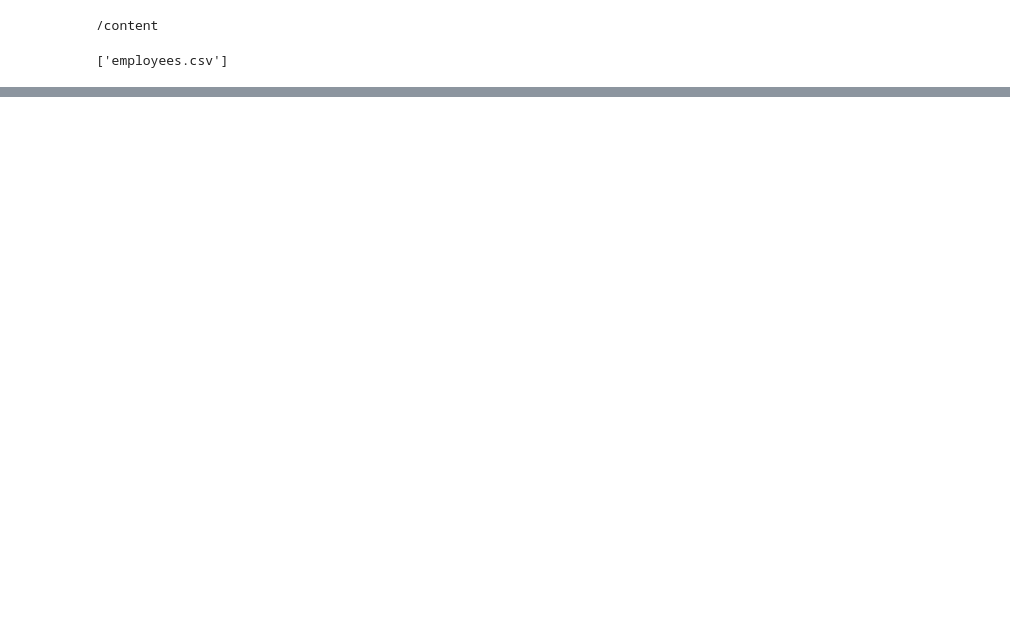
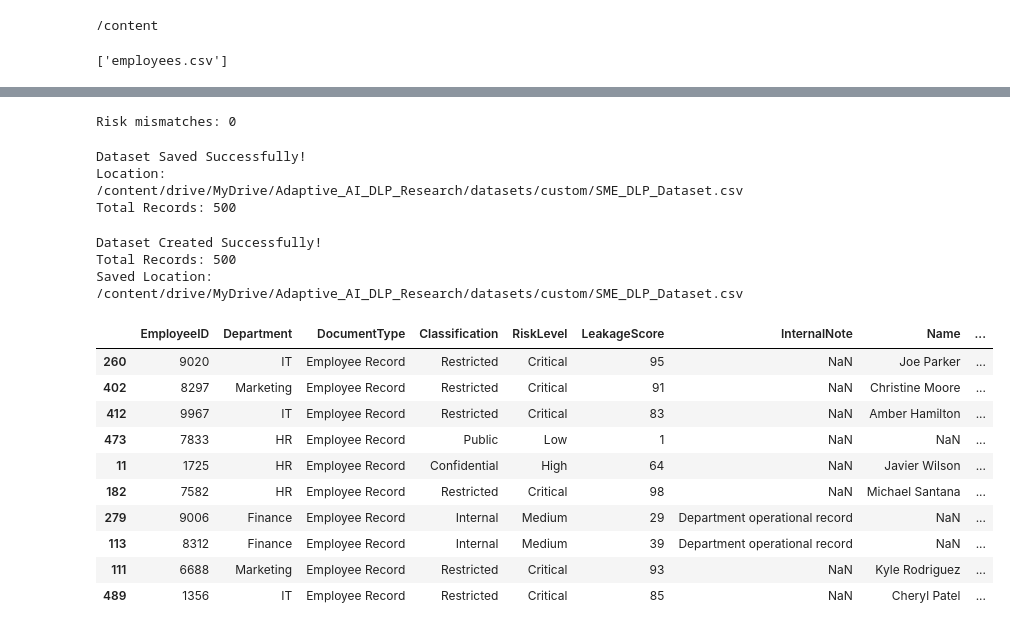
Before and after one commit to Osuni-99/Adaptive-AI-DLP-Research, a Jupyter notebook: notebooks/01_SME_Dataset_Generator.ipynb, the cells around one changed output, grey strips where cells are left out. Cells and saved outputs as stored; diff of their text form; code cells hidden in the pictures; blank space fills up the shorter version.

```diff
--- a/notebooks/01_SME_Dataset_Generator.ipynb
+++ b/notebooks/01_SME_Dataset_Generator.ipynb
@@ -288,0 +454,73 @@ df.sample(10)
+# %%
+risk_mapping = {
+    "Public": "Low",
+    "Internal": "Medium",
+    "Confidential": "High",
+    "Restricted": "Critical"
+}
+
+df["ExpectedRisk"] = df["Classification"].map(risk_mapping)
+
+mismatches = df[df["RiskLevel"] != df["ExpectedRisk"]]
+
+print("Risk mismatches:", len(mismatches))
+# %% [output]
+Risk mismatches: 0
+# %%
+import os
+
+PROJECT_PATH = "/content/drive/MyDrive/Adaptive_AI_DLP_Research"
+
+os.makedirs(PROJECT_PATH + "/datasets/custom", exist_ok=True)
+
+output_path = PROJECT_PATH + "/datasets/custom/SME_DLP_Dataset.csv"
+
+df.drop(columns=["ExpectedRisk"], errors="ignore").to_csv(
+    output_path, index=False
+)
+
+print("Dataset Saved Successfully!")
+print("Location:", output_path)
+print("Total Records:", len(df))
+# %% [output]
+Dataset Saved Successfully!
+Location: /content/drive/MyDrive/Adaptive_AI_DLP_Research/datasets/custom/SME_DLP_Dataset.csv
+Total Records: 500
+# %%
+# Generate 500 synthetic employee records
+
+employees = []
+
+for i in range(500):
+    employees.append(generate_employee())
+
+df = pd.DataFrame(employees)
+
+# Save directly to Google Drive
+output_path = (
+    "/content/drive/MyDrive/Adaptive_AI_DLP_Research/"
+    "datasets/custom/SME_DLP_Dataset.csv"
+)
+
+df.to_csv(output_path, index=False)
+
+print("Dataset Created Successfully!")
+print("Total Records:", len(df))
+print("Saved Location:", output_path)
+
+display(df.sample(10))
+# %% [output]
+Dataset Created Successfully!
+Total Records: 500
+Saved Location: /content/drive/MyDrive/Adaptive_AI_DLP_Research/datasets/custom/SME_DLP_Dataset.csv
+|  | EmployeeID | Department | DocumentType | Classification | RiskLevel | LeakageScore | InternalNote | Name | ... |
+| 260 | 9020 | IT | Employee Record | Restricted | Critical | 95 | NaN | Joe Parker | ... |
+| 402 | 8297 | Marketing | Employee Record | Restricted | Critical | 91 | NaN | Christine Moore | ... |
+| 412 | 9967 | IT | Employee Record | Restricted | Critical | 83 | NaN | Amber Hamilton | ... |
+| 473 | 7833 | HR | Employee Record | Public | Low | 1 | NaN | NaN | ... |
+| 11 | 1725 | HR | Employee Record | Confidential | High | 64 | NaN | Javier Wilson | ... |
+| 182 | 7582 | HR | Employee Record | Restricted | Critical | 98 | NaN | Michael Santana | ... |
+| 279 | 9006 | Finance | Employee Record | Internal | Medium | 29 | Department operational record | NaN | ... |
+| 113 | 8312 | Finance | Employee Record | Internal | Medium | 39 | Department operational record | NaN | ... |
+| 111 | 6688 | Marketing | Employee Record | Restricted | Critical | 93 | NaN | Kyle Rodriguez | ... |
+| 489 | 1356 | IT | Employee Record | Restricted | Critical | 85 | NaN | Cheryl Patel | ... |
```
Also changed, not shown: parts of 31 cells of this notebook.
